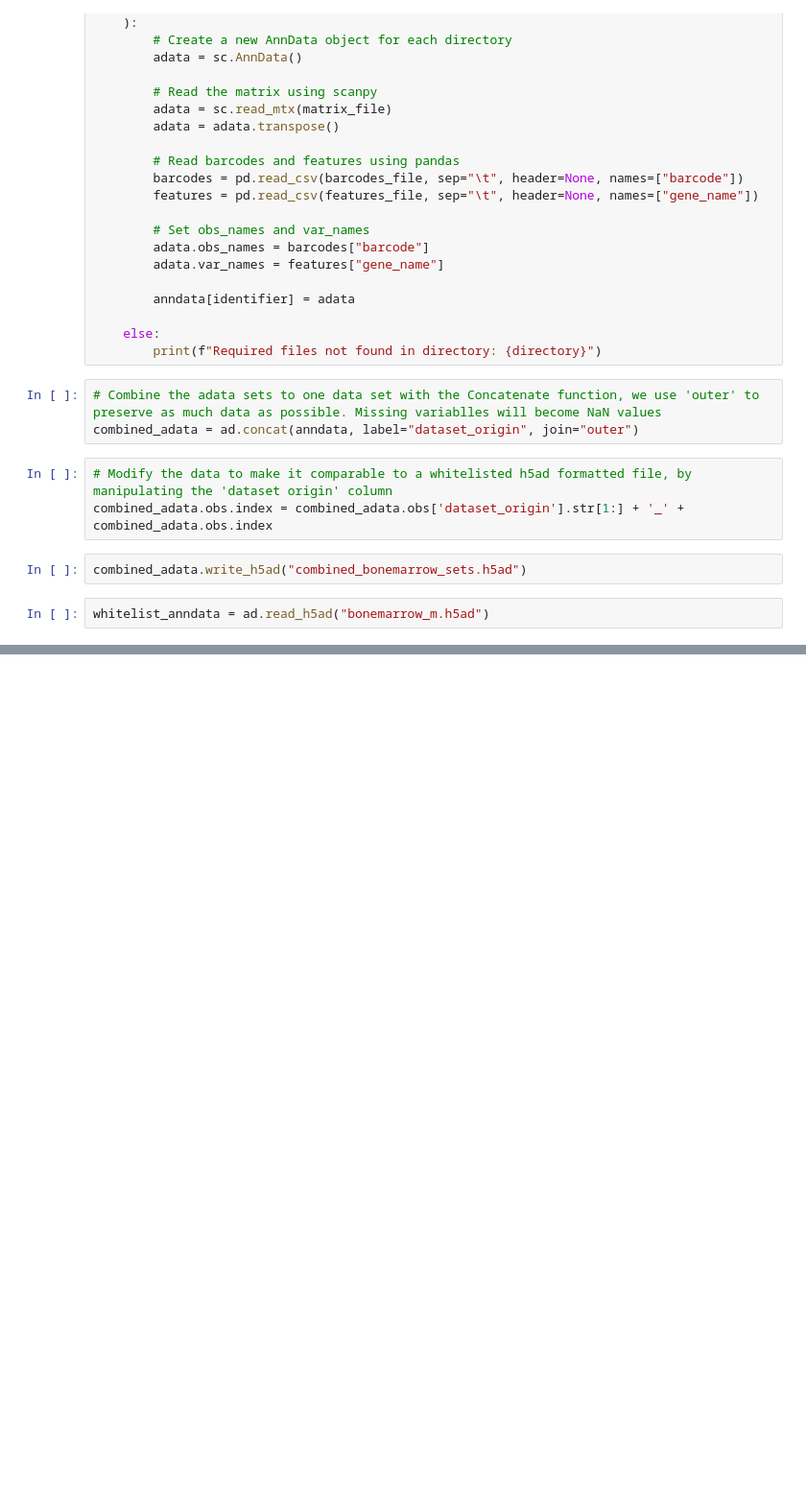
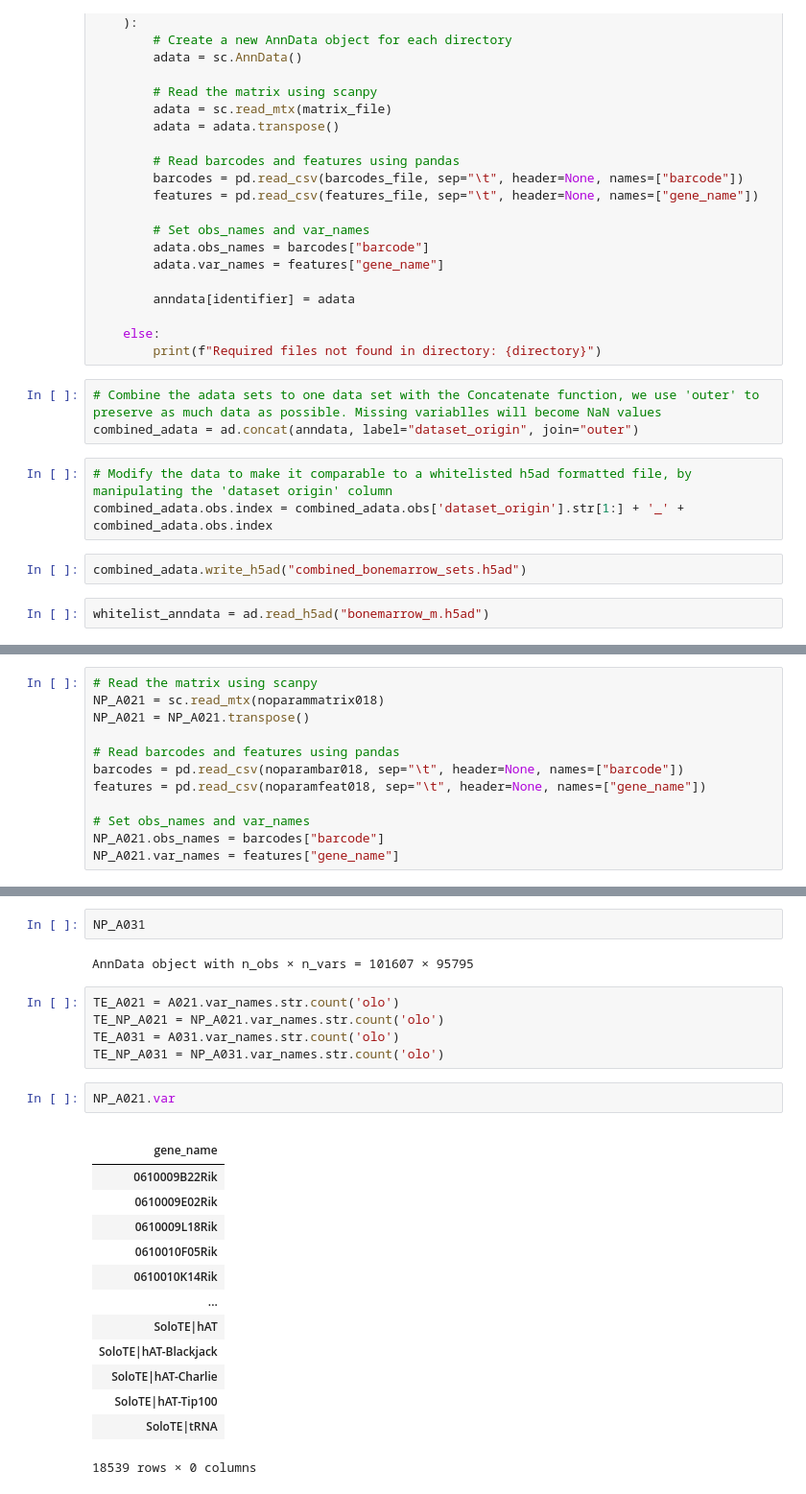
Before and after one commit to BrechtvandenBerg/Cell_Bio_Internship, a Jupyter notebook: scDataMerger.ipynb, the cells around one changed output, grey strips where cells are left out. Shown at 96% size. Drawn from its saved outputs; the diff is of its cells as text; blank space fills up the shorter version.

```diff
--- a/scDataMerger.ipynb
+++ b/scDataMerger.ipynb
@@ -88,0 +193,12 @@ filtered_anndata.write_h5ad("whitelisted_bonemarrow.h5ad")
+# %%
+# Read the matrix using scanpy
+NP_A021 = sc.read_mtx(noparammatrix018)
+NP_A021 = NP_A021.transpose()
+
+# Read barcodes and features using pandas
+barcodes = pd.read_csv(noparambar018, sep="\t", header=None, names=["barcode"])
+features = pd.read_csv(noparamfeat018, sep="\t", header=None, names=["gene_name"])
+
+# Set obs_names and var_names
+NP_A021.obs_names = barcodes["barcode"]
+NP_A021.var_names = features["gene_name"]
@@ -88,0 +237,26 @@ filtered_anndata.write_h5ad("whitelisted_bonemarrow.h5ad")
+# %%
+NP_A031
+# %% [output]
+AnnData object with n_obs × n_vars = 101607 × 95795
+# %%
+TE_A021 = A021.var_names.str.count('olo')
+TE_NP_A021 = NP_A021.var_names.str.count('olo')
+TE_A031 = A031.var_names.str.count('olo')
+TE_NP_A031 = NP_A031.var_names.str.count('olo')
+# %%
+NP_A021.var
+# %% [output]
+|  |
+| gene_name |
+| 0610009B22Rik |
+| 0610009E02Rik |
+| 0610009L18Rik |
+| 0610010F05Rik |
+| 0610010K14Rik |
+| ... |
+| SoloTE|hAT |
+| SoloTE|hAT-Blackjack |
+| SoloTE|hAT-Charlie |
+| SoloTE|hAT-Tip100 |
+| SoloTE|tRNA |
+18539 rows × 0 columns
```
Also changed, not shown: parts of 23 cells of this notebook, 1 other file.
